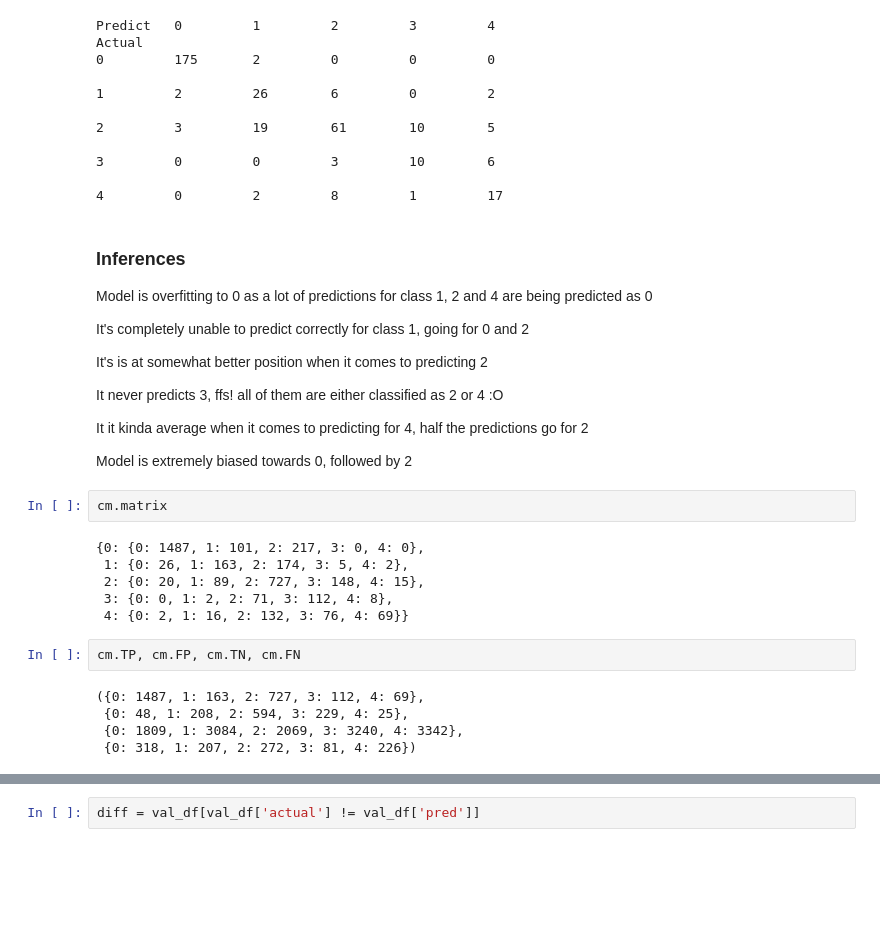
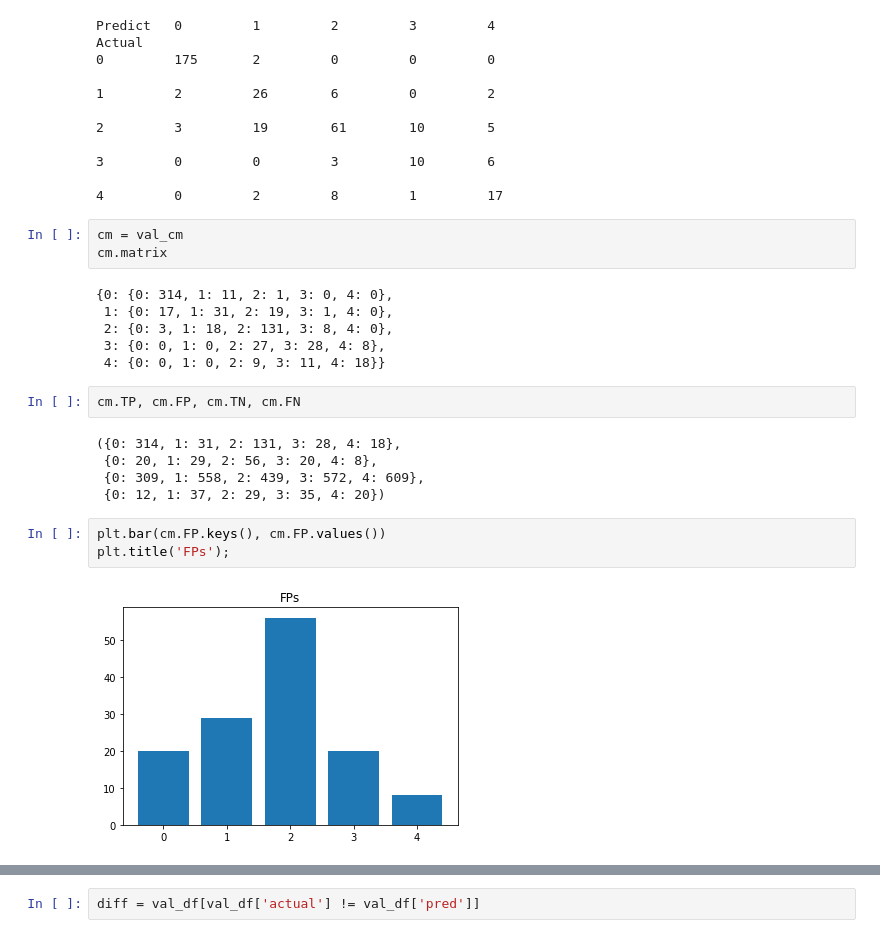
Before and after one commit to pyaf/Image-classification-pytorch, a Jupyter notebook: notebooks/model performance.ipynb, the cells around one changed output, grey strips where cells are left out. Drawn from its saved outputs; the diff is of its cells as text; blank space fills up the shorter version.

```diff
--- a/notebooks/model performance.ipynb
+++ b/notebooks/model performance.ipynb
@@ -428,31 +275,24 @@ Actual
 3         0         0         3         10        6
 
 4         0         2         8         1         17
-# %% [markdown]
-### Inferences
-Model is overfitting to 0 as a lot of predictions for class 1, 2 and 4 are being predicted as 0
-
-It's completely unable to predict correctly for class 1, going for 0 and 2
-
-It's is at somewhat better position when it comes to predicting 2
-
-It never predicts 3, ffs! all of them are either classified as 2 or 4 :O
-
-It it kinda average when it comes to predicting for 4, half the predictions go for  2
-
-Model is extremely biased towards 0, followed by 2
 # %%
+cm = val_cm
 cm.matrix
 # %% [output]
-{0: {0: 1487, 1: 101, 2: 217, 3: 0, 4: 0},
- 1: {0: 26, 1: 163, 2: 174, 3: 5, 4: 2},
- 2: {0: 20, 1: 89, 2: 727, 3: 148, 4: 15},
- 3: {0: 0, 1: 2, 2: 71, 3: 112, 4: 8},
- 4: {0: 2, 1: 16, 2: 132, 3: 76, 4: 69}}
+{0: {0: 314, 1: 11, 2: 1, 3: 0, 4: 0},
+ 1: {0: 17, 1: 31, 2: 19, 3: 1, 4: 0},
+ 2: {0: 3, 1: 18, 2: 131, 3: 8, 4: 0},
+ 3: {0: 0, 1: 0, 2: 27, 3: 28, 4: 8},
+ 4: {0: 0, 1: 0, 2: 9, 3: 11, 4: 18}}
 # %%
 cm.TP, cm.FP, cm.TN, cm.FN
 # %% [output]
-({0: 1487, 1: 163, 2: 727, 3: 112, 4: 69},
- {0: 48, 1: 208, 2: 594, 3: 229, 4: 25},
- {0: 1809, 1: 3084, 2: 2069, 3: 3240, 4: 3342},
- {0: 318, 1: 207, 2: 272, 3: 81, 4: 226})
+({0: 314, 1: 31, 2: 131, 3: 28, 4: 18},
+ {0: 20, 1: 29, 2: 56, 3: 20, 4: 8},
+ {0: 309, 1: 558, 2: 439, 3: 572, 4: 609},
+ {0: 12, 1: 37, 2: 29, 3: 35, 4: 20})
+# %%
+plt.bar(cm.FP.keys(), cm.FP.values())
+plt.title('FPs');
+# %% [output]
+[figure, added]
```
Also changed, not shown: parts of 46 cells of this notebook, 9 other files.
